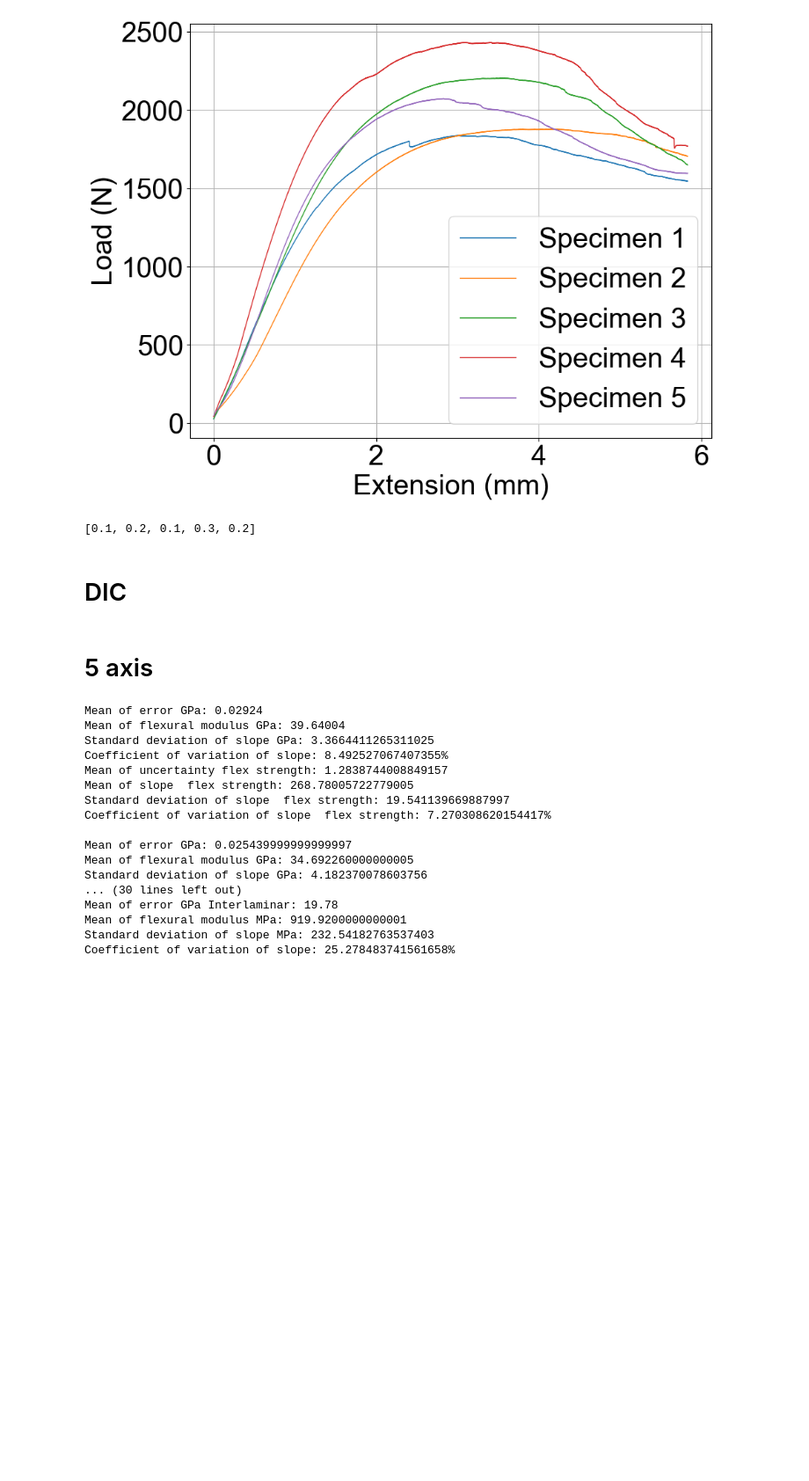
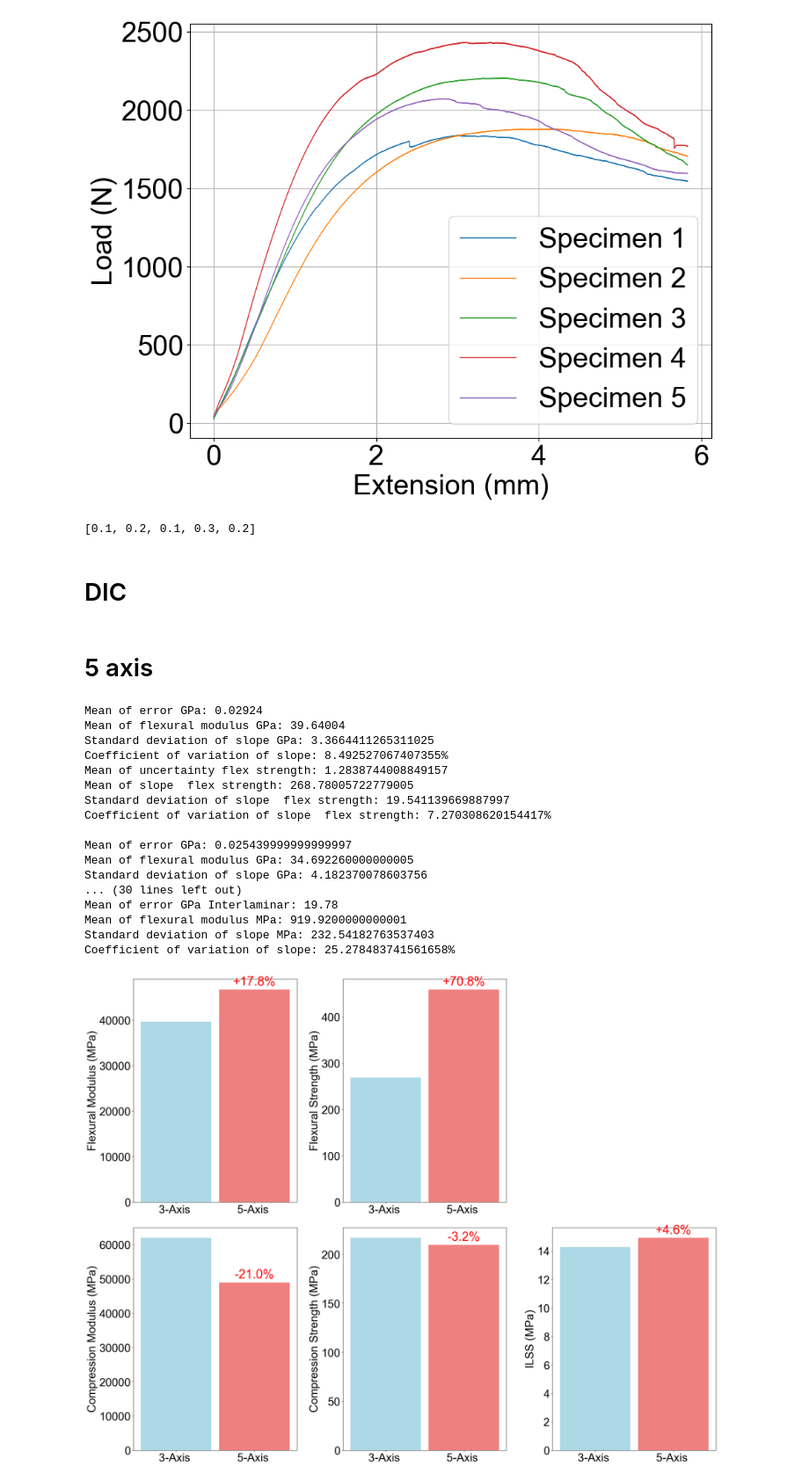
Before and after one commit to CleisonManriqueAguirre/postprocessing_test, a Jupyter notebook: Specimen_data_process.ipynb, the cells around one changed output. Shown at 88% size. Saved outputs shown, nothing was run; the diff lists cells and outputs as text; code cells hidden in the pictures; blank space fills up the shorter version.

Commit message:
specimen_comparisson

```diff
--- a/Specimen_data_process.ipynb
+++ b/Specimen_data_process.ipynb
@@ -938,3 +940,89 @@ Mean of error GPa Interlaminar: 19.78
 Mean of flexural modulus MPa: 919.9200000000001
 Standard deviation of slope MPa: 232.54182763537403
 Coefficient of variation of slope: 25.278483741561658%
+# %%
+import matplotlib.pyplot as plt
+import numpy as np
+
+plt.rcParams['font.family'] = 'Arial'
+# Increase font size of plots
+plt.rcParams.update({'font.size': 30})
+
+# Data setup
+specimens = [
+    "3-Axis ",
+    "5-Axis "
+]
+
+# Values for each property
+flexural_modulus = [39640.04, 46678.34]
+flexural_strength = [268.78, 458.98]
+compression_modulus = [61933.37, 48934.16]
+compression_strength = [216.69, 209.69]
+ilss = [14.27, 14.92]
+
+# Calculate percentage change for each property
+flexural_modulus_change = [100 * (flexural_modulus[1] - flexural_modulus[0]) / flexural_modulus[0]]
+flexural_strength_change = [100 * (flexural_strength[1] - flexural_strength[0]) / flexural_strength[0]]
+compression_modulus_change = [100 * (compression_modulus[1] - compression_modulus[0]) / compression_modulus[0]]
+compression_strength_change = [100 * (compression_strength[1] - compression_strength[0]) / compression_strength[0]]
+ilss_change = [100 * (ilss[1] - ilss[0]) / ilss[0]]
+
+# Plot settings
+x = np.arange(len(specimens))
+width = 0.9
+
+# Create separate plots for each property
+fig, axs = plt.subplots(ncols=3, nrows=2, figsize=(24, 20))
+# Remove the unused plot in the upper row
+fig.delaxes(axs[0, 2])
+
+plt.subplots_adjust(wspace=0, hspace=0)
+
+# Function to add percentage change text above bars
+def add_percentage_text(ax, values, percent_change):
+    for i, value in enumerate(values):
+        if i == 1:  # Only add percentage change for "5-Axis"
+            symbol = "+" if percent_change[0] > 0 else ""
+            ax.text(i, value + max(values) * 0.02, f"{symbol}{percent_change[0]:.1f}%",
+                    ha='center', fontsize=33, color='red')
+
+# Plot for Flexural Modulus
+axs[0, 0].bar(x, flexural_modulus, color=['lightblue', 'lightcoral'], width=width)
+axs[0, 0].set_ylabel("Flexural Modulus (MPa)")
+axs[0, 0].set_xticks(x)
+axs[0, 0].set_xticklabels(specimens, rotation=0)
+add_percentage_text(axs[0, 0], flexural_modulus, flexural_modulus_change)
+
+# Plot for Flexural Strength
+axs[0, 1].bar(x, flexural_strength, color=['lightblue', 'lightcoral'], width=width)
+axs[0, 1].set_ylabel("Flexural Strength (MPa)")
+axs[0, 1].set_xticks(x)
+axs[0, 1].set_xticklabels(specimens, rotation=0)
+add_percentage_text(axs[0, 1], flexural_strength, flexural_strength_change)
+
+# Plot for Compression Modulus
+axs[1, 0].bar(x, compression_modulus, color=['lightblue', 'lightcoral'], width=width)
+axs[1, 0].set_ylabel("Compression Modulus (MPa)")
+axs[1, 0].set_xticks(x)
+axs[1, 0].set_xticklabels(specimens, rotation=0)
+add_percentage_text(axs[1, 0], compression_modulus, compression_modulus_change)
+
+# Plot for Compression Strength
+axs[1, 1].bar(x, compression_strength, color=['lightblue', 'lightcoral'], width=width)
+axs[1, 1].set_ylabel("Compression Strength (MPa)")
+axs[1, 1].set_xticks(x)
+axs[1, 1].set_xticklabels(specimens, rotation=0)
+add_percentage_text(axs[1, 1], compression_strength, compression_strength_change)
+
+# Plot for ILSS
+axs[1, 2].bar(x, ilss, color=['lightblue', 'lightcoral'], width=width)
+axs[1, 2].set_ylabel("ILSS (MPa)")
+axs[1, 2].set_xticks(x)
+axs[1, 2].set_xticklabels(specimens, rotation=0)
+add_percentage_text(axs[1, 2], ilss, ilss_change)
+
+plt.tight_layout(rect=[0, 0.03, 1, 0.97])
+plt.show()
+# %% [output]
+[figure, added]
```
Also changed, not shown: parts of 1 cell of this notebook, 1 other file.
